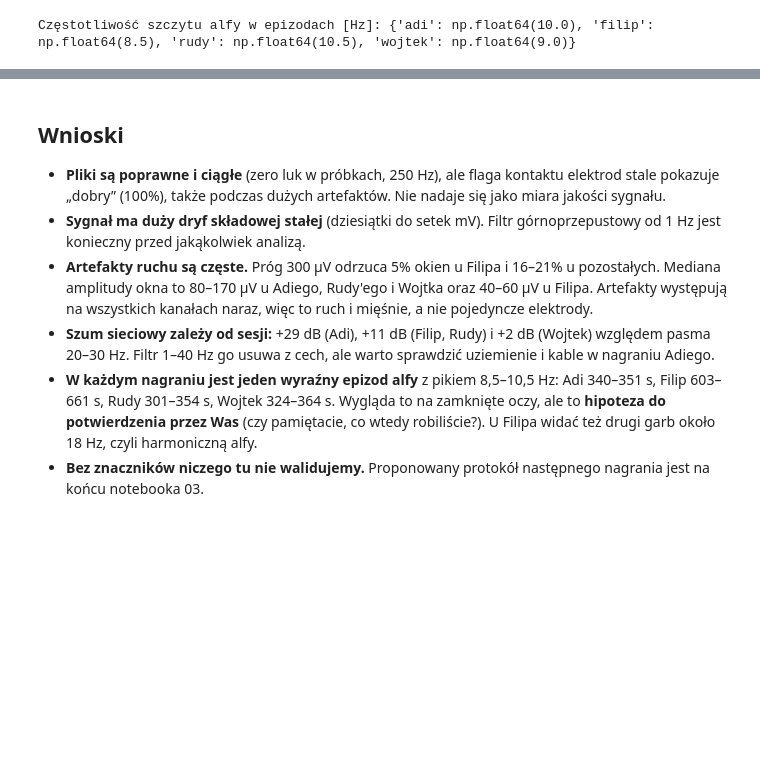
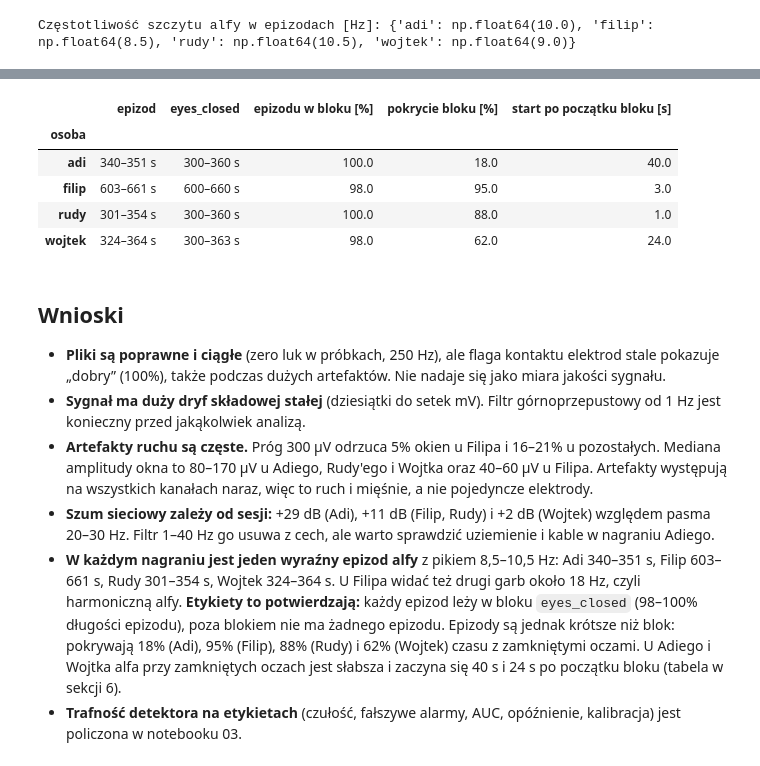
Before and after one commit to wskalecki/Heroes_of_the_brain_AI_All_IN, a Jupyter notebook: data/analysis/01-recordings-quality.ipynb, the cells around one changed output, grey strips where cells are left out. Drawn from its saved outputs; the diff is of its cells as text; code cells hidden in the pictures; blank space fills up the shorter version.

```diff
--- a/data/analysis/01-recordings-quality.ipynb
+++ b/data/analysis/01-recordings-quality.ipynb
@@ -351,3 +355,22 @@ Częstotliwość szczytu alfy w epizodach [Hz]: {'adi': np.float64(10.0), 'filip
+# %%
+labels = {f.name.split("task-")[1].split("_")[0]: pd.read_csv(f) for f in sorted(REC.glob("*raw_annotations.csv"))}
+rows = []
+for n, L in labels.items():
+    ec = L[L.description == "eyes_closed"].iloc[0]
+    e0, e1 = ec.onset, ec.onset + ec.duration
+    for a, b in episodes.get(n, []):
+        ov = max(0.0, min(b, e1) - max(a, e0))
+        rows.append({"osoba": n, "epizod": f"{a:.0f}–{b:.0f} s", "eyes_closed": f"{e0:.0f}–{e1:.0f} s",
+                     "epizodu w bloku [%]": 100 * ov / (b - a), "pokrycie bloku [%]": 100 * ov / (e1 - e0),
+                     "start po początku bloku [s]": a - e0})
+pd.DataFrame(rows).set_index("osoba").round(0)
+# %% [output]
+|  | epizod | eyes_closed | epizodu w bloku [%] | pokrycie bloku [%] | start po początku bloku [s] |
+| osoba |  |  |  |  |  |
+| adi | 340–351 s | 300–360 s | 100.0 | 18.0 | 40.0 |
+| filip | 603–661 s | 600–660 s | 98.0 | 95.0 | 3.0 |
+| rudy | 301–354 s | 300–360 s | 100.0 | 88.0 | 1.0 |
+| wojtek | 324–364 s | 300–363 s | 98.0 | 62.0 | 24.0 |
 # %% [markdown]
 ## Wnioski
 
@@ -355,5 +378,5 @@ Częstotliwość szczytu alfy w epizodach [Hz]: {'adi': np.float64(10.0), 'filip
 - **Sygnał ma duży dryf składowej stałej** (dziesiątki do setek mV). Filtr górnoprzepustowy od 1 Hz jest konieczny przed jakąkolwiek analizą.
 - **Artefakty ruchu są częste.** Próg 300 µV odrzuca 5% okien u Filipa i 16–21% u pozostałych. Mediana amplitudy okna to 80–170 µV u Adiego, Rudy'ego i Wojtka oraz 40–60 µV u Filipa. Artefakty występują na wszystkich kanałach naraz, więc to ruch i mięśnie, a nie pojedyncze elektrody.
 - **Szum sieciowy zależy od sesji:** +29 dB (Adi), +11 dB (Filip, Rudy) i +2 dB (Wojtek) względem pasma 20–30 Hz. Filtr 1–40 Hz go usuwa z cech, ale warto sprawdzić uziemienie i kable w nagraniu Adiego.
-- **W każdym nagraniu jest jeden wyraźny epizod alfy** z pikiem 8,5–10,5 Hz: Adi 340–351 s, Filip 603–661 s, Rudy 301–354 s, Wojtek 324–364 s. Wygląda to na zamknięte oczy, ale to **hipoteza do potwierdzenia przez Was** (czy pamiętacie, co wtedy robiliście?). U Filipa widać też drugi garb około 18 Hz, czyli harmoniczną alfy.
-- **Bez znaczników niczego tu nie walidujemy.** Proponowany protokół następnego nagrania jest na końcu notebooka 03.
+- **W każdym nagraniu jest jeden wyraźny epizod alfy** z pikiem 8,5–10,5 Hz: Adi 340–351 s, Filip 603–661 s, Rudy 301–354 s, Wojtek 324–364 s. U Filipa widać też drugi garb około 18 Hz, czyli harmoniczną alfy. **Etykiety to potwierdzają:** każdy epizod leży w bloku `eyes_closed` (98–100% długości epizodu), poza blokiem nie ma żadnego epizodu. Epizody są jednak krótsze niż blok: pokrywają 18% (Adi), 95% (Filip), 88% (Rudy) i 62% (Wojtek) czasu z zamkniętymi oczami. U Adiego i Wojtka alfa przy zamkniętych oczach jest słabsza i zaczyna się 40 s i 24 s po początku bloku (tabela w sekcji 6).
+- **Trafność detektora na etykietach** (czułość, fałszywe alarmy, AUC, opóźnienie, kalibracja) jest policzona w notebooku 03.
```
Also changed, not shown: parts of 2 cells of this notebook, 5 other files.
